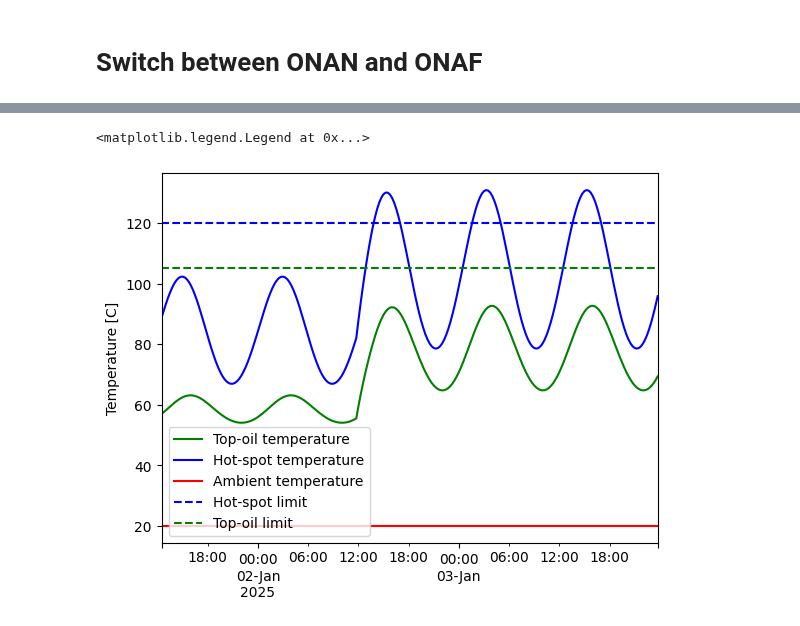
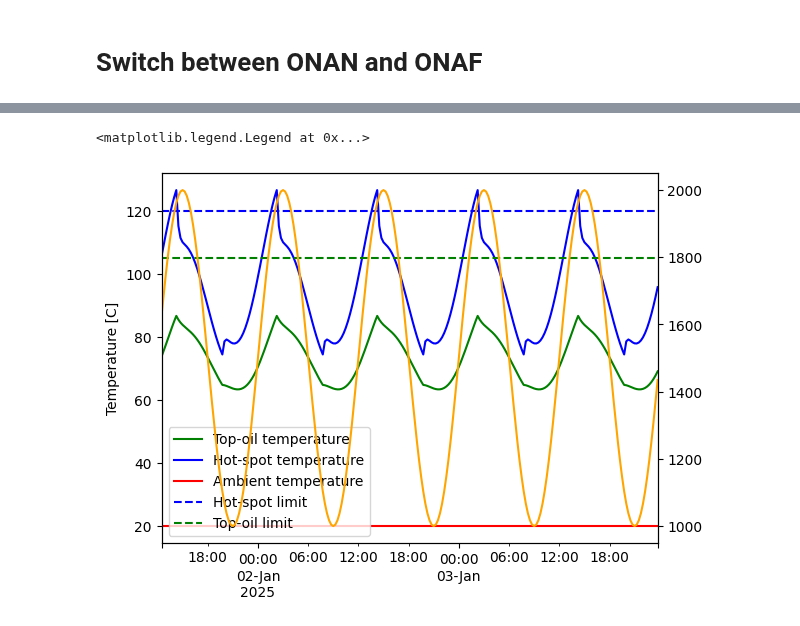
Before and after one commit to alliander-opensource/transformer-thermal-model, a Jupyter notebook: docs/examples/example_ONAN_ONAF_switch.ipynb, the cells around one changed output, grey strips where cells are left out. Cells and saved outputs as stored; diff of their text form; code cells hidden in the pictures.

```diff
--- a/docs/examples/example_ONAN_ONAF_switch.ipynb
+++ b/docs/examples/example_ONAN_ONAF_switch.ipynb
@@ -66,18 +86,56 @@ my_transformer = PowerTransformer(
 # %%
+my_transformer_specifications = UserTransformerSpecifications(
+    load_loss=160000,  # Transformer load loss [W]
+    nom_load_sec_side=2000,  # Transformer nominal current secondary side [A]
+    no_load_loss=70000,  # Transformer no-load loss [W]
+    amb_temp_surcharge=10,  # Ambient temperature surcharge [K]
+    time_const_oil=150,  # Time constant oil [min]
+    time_const_windings=7,  # Time constant windings [min]
+    top_oil_temp_rise=50.5,  # Top-oil temperature rise [K]
+    winding_oil_gradient=23,  # Winding oil gradient (worst case) [K]
+    end_temp_reduction=0,  # Lowering of the end temperature with respect to the current specification [K]
+    hot_spot_fac=1.2,  # Hot-spot factor [-]
+    oil_const_k11=0.5,  # Oil constant k11 [-]
+    winding_const_k21=2.0,  # Winding constant k21 [-]
+    winding_const_k22=2.0,  # Winding constant k22 [-]
+    oil_exp_x=0.8,  # Oil exponent x [-]
+    winding_exp_y=1.3,  # Winding exponent x [-]
+)
+
+onan_specs = ONANParameters(
+    top_oil_temp_rise=50.5,
+    time_const_oil=150,
+    time_const_windings=7,
+    load_loss=160000,
+    nom_load_sec_side=1600,
+    winding_oil_gradient=23,
+    hot_spot_fac=1.2,
+)
+
+onaf_switch = ONAFSwitch(
+    temperature_threshold=FanSwitchConfig(activation_temp=85, deactivation_temp=65),
+    onan_parameters=onan_specs,
+)
+
+my_transformer = PowerTransformer(
+    user_specs=my_transformer_specifications, cooling_type=CoolerType.ONAF, onaf_switch=onaf_switch
+)
+
 my_model = Model(temperature_profile=my_profile_input, transformer=my_transformer)
 
 results = my_model.run()
+
+start_time = datetime_index[0] + pd.Timedelta(my_transformer.specs.time_const_oil * 5, "m")
+
+fig = plt.figure()
+ax = results.top_oil_temp_profile.loc[start_time::].plot(label="Top-oil temperature", color="green")
+results.hot_spot_temp_profile.loc[start_time::].plot(label="Hot-spot temperature", color="blue")
+ambient_series.loc[start_time::].plot(label="Ambient temperature", color="red")
+load_series.loc[start_time::].plot(label="Load [A]", color="orange", secondary_y=True)
+ax.set_ylabel("Temperature [C]")
+ax.hlines(120, datetime_index[0], datetime_index[-1], linestyles="dashed", label="Hot-spot limit", color="blue")
+ax.hlines(105, datetime_index[0], datetime_index[-1], linestyles="dashed", label="Top-oil limit", color="green")
+ax.legend(loc="lower left")
+# %% [output]
+<matplotlib.legend.Legend at 0x...>
+[figure, added]
-# %%
-start_time = datetime_index[0] + pd.Timedelta(my_transformer.specs.time_const_oil * 5, "m")
-
-fig = plt.figure()
-ax = results.top_oil_temp_profile.loc[start_time::].plot(label="Top-oil temperature", color="green")
-results.hot_spot_temp_profile.loc[start_time::].plot(label="Hot-spot temperature", color="blue")
-ambient_series.loc[start_time::].plot(label="Ambient temperature", color="red")
-ax.set_ylabel("Temperature [C]")
-ax.hlines(120, datetime_index[0], datetime_index[-1], linestyles="dashed", label="Hot-spot limit", color="blue")
-ax.hlines(105, datetime_index[0], datetime_index[-1], linestyles="dashed", label="Top-oil limit", color="green")
-ax.legend(loc="lower left")
-# %% [output]
-<matplotlib.legend.Legend at 0x...>
-[figure, removed]
```
Also changed, not shown: parts of 3 cells of this notebook, 3 other files.
